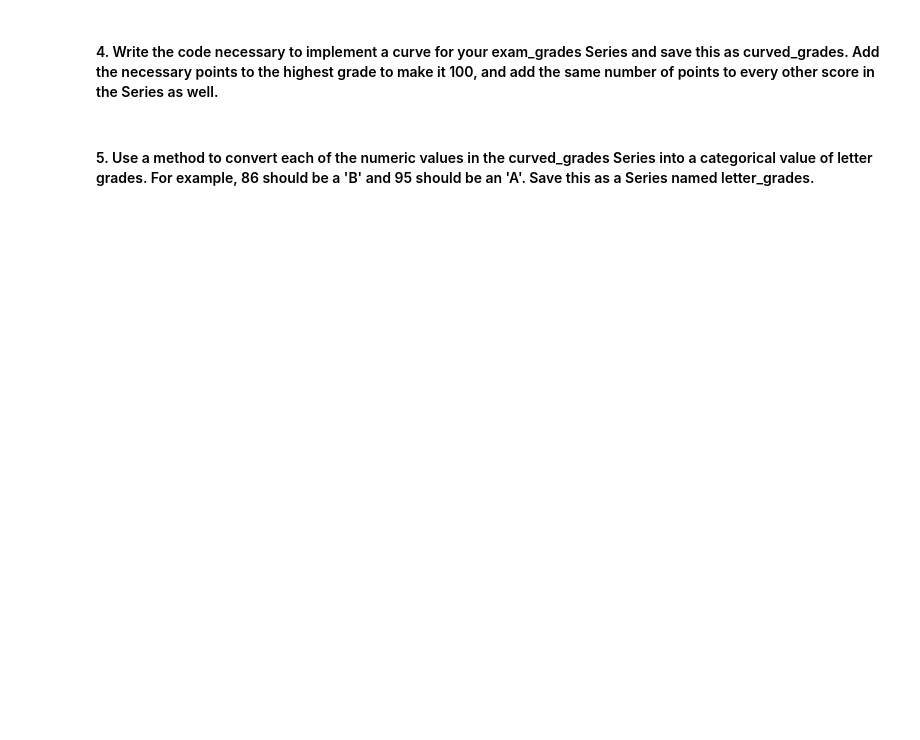
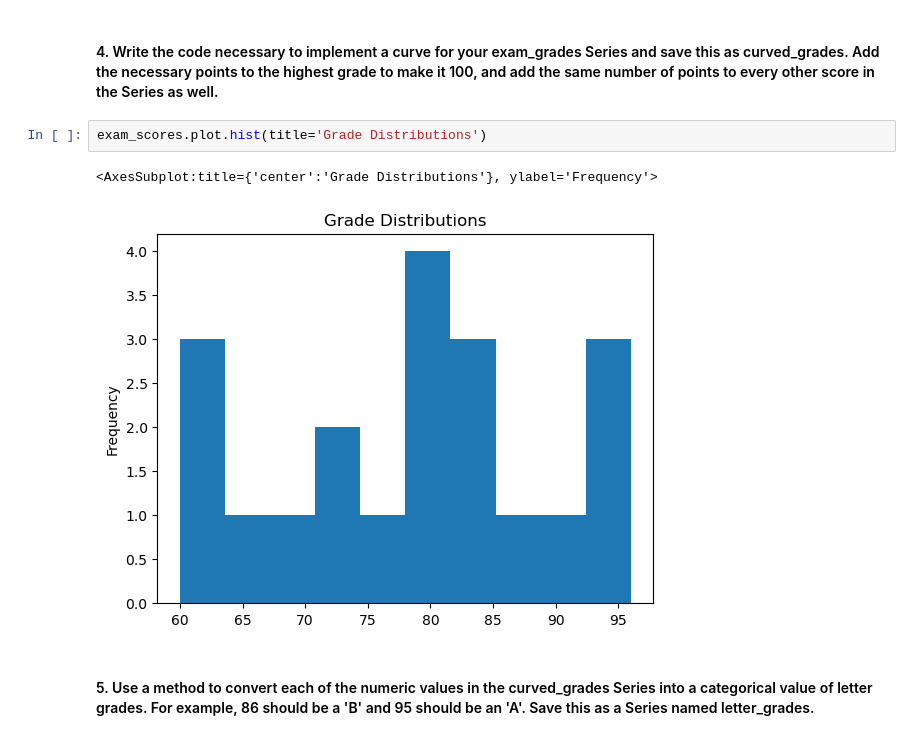
Before and after one commit to corey-baughman/005_numpy_pandas_visualization_exercises, a Jupyter notebook: pandas_series.ipynb, the cells around one changed output. Drawn from its saved outputs; the diff is of its cells as text; blank space fills up the shorter version.

```diff
--- a/pandas_series.ipynb
+++ b/pandas_series.ipynb
@@ -372,4 +569,9 @@ dtype: int64
 # %% [markdown]
 #### 4. Write the code necessary to implement a curve for your exam_grades Series and save this as curved_grades. Add the necessary points to the highest grade to make it 100, and add the same number of points to every other score in the Series as well.
+# %%
+exam_scores.plot.hist(title='Grade Distributions')
+# %% [output]
+<AxesSubplot:title={'center':'Grade Distributions'}, ylabel='Frequency'>
+[figure, added]
 # %% [markdown]
 #### 5. Use a method to convert each of the numeric values in the curved_grades Series into a categorical value of letter grades. For example, 86 should be a 'B' and 95 should be an 'A'. Save this as a Series named letter_grades.
```
Also changed, not shown: parts of 39 cells of this notebook, 1 other file.
